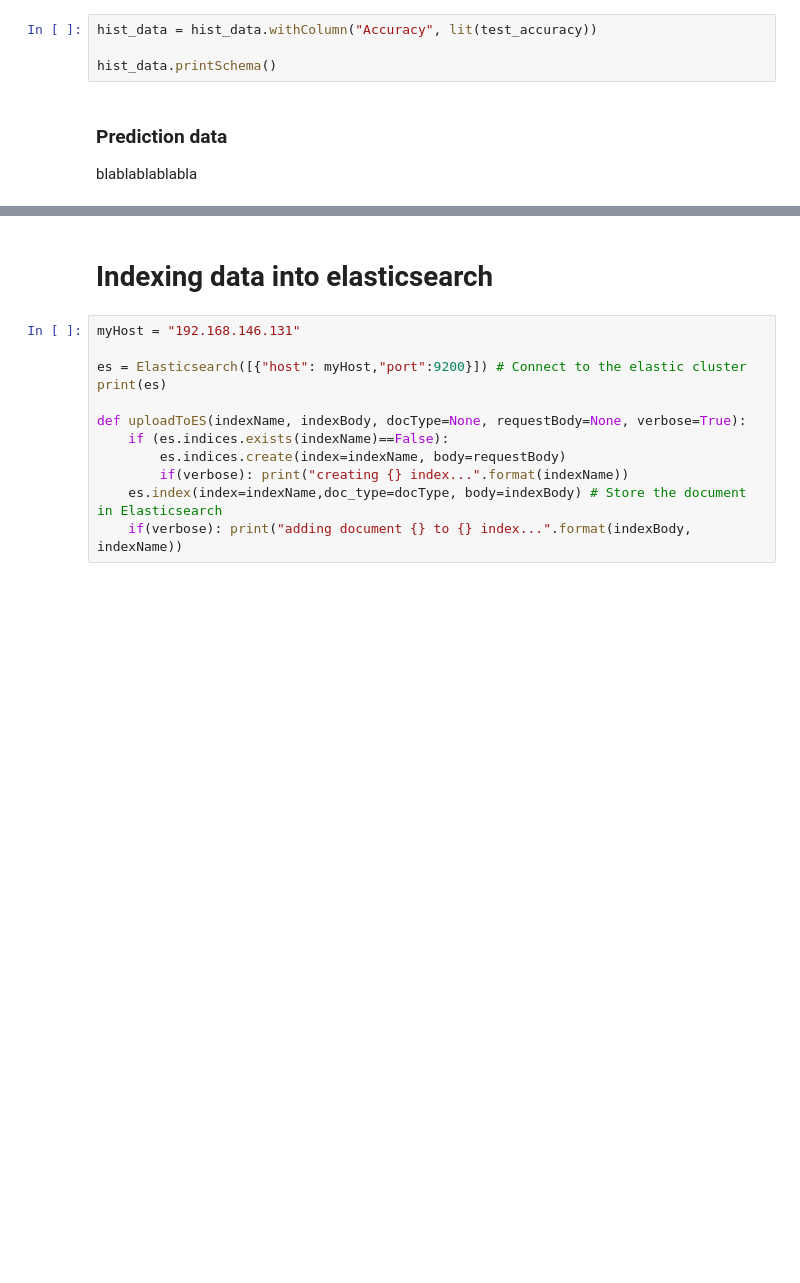
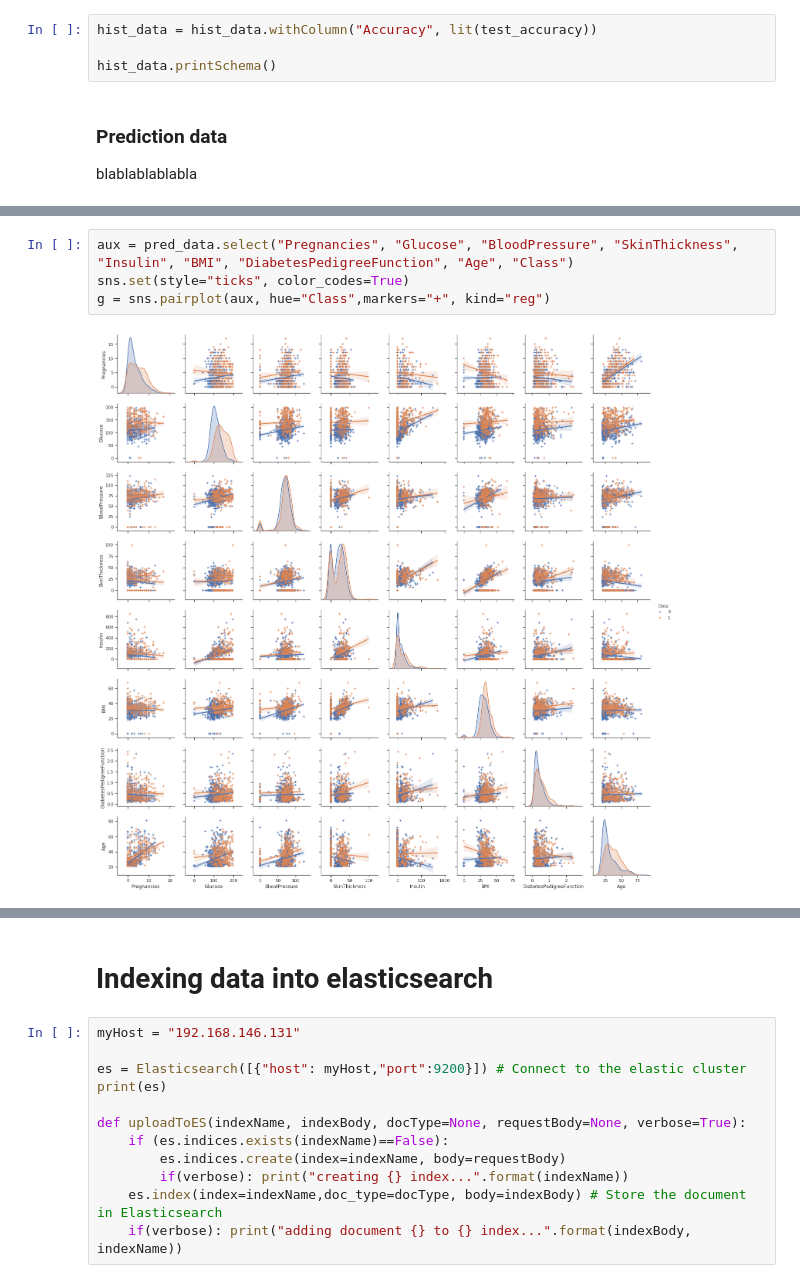
Before and after one commit to martaasp/tfm, a Jupyter notebook: smart-medical-dashboard.ipynb, the cells around one changed output, grey strips where cells are left out. Saved outputs shown, nothing was run; the diff lists cells and outputs as text; blank space fills up the shorter version.

```diff
--- a/smart-medical-dashboard.ipynb
+++ b/smart-medical-dashboard.ipynb
@@ -589,3 +662,9 @@ sns.heatmap(corr, mask=mask, cmap=cmap, vmax=.3, center=0, square=True, linewidt
+# %%
+aux = pred_data.select("Pregnancies", "Glucose", "BloodPressure", "SkinThickness", "Insulin", "BMI", "DiabetesPedigreeFunction", "Age", "Class")
+sns.set(style="ticks", color_codes=True)
+g = sns.pairplot(aux, hue="Class",markers="+", kind="reg")
+# %% [output]
+[figure, added]
 # %%
 model = LinearSVC(labelCol='Class')
 paramGrid = ParamGridBuilder() \
```
Also changed, not shown: parts of 31 cells of this notebook.
